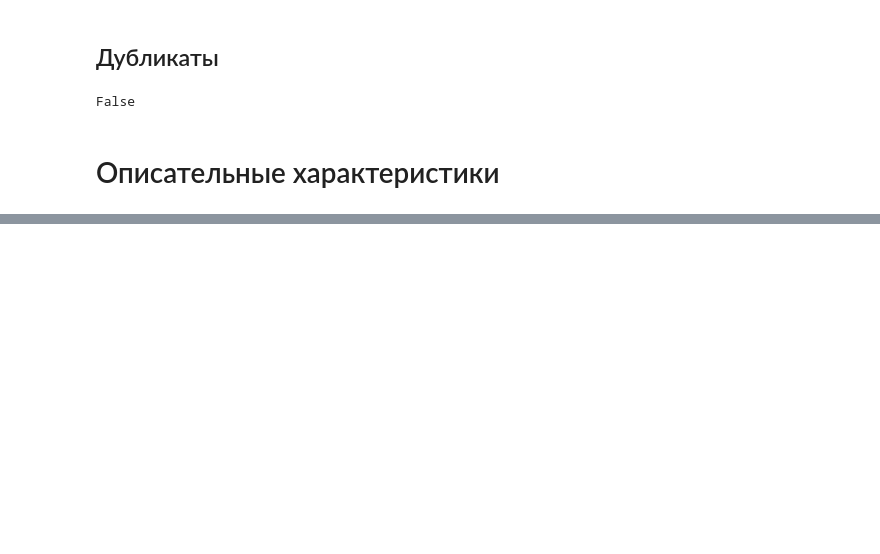
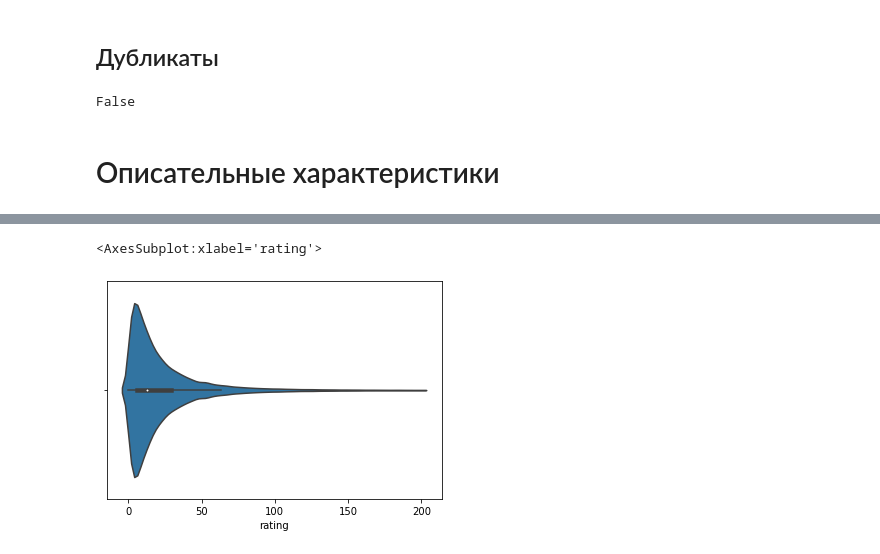
Before and after one commit to gelya01/hse-habr2024, a Jupyter notebook: eda.ipynb, the cells around one changed output, grey strips where cells are left out. Cells and saved outputs as stored; diff of their text form; code cells hidden in the pictures; blank space fills up the shorter version.

```diff
--- a/eda.ipynb
+++ b/eda.ipynb
@@ -86,0 +298,5 @@ False
+# %%
+sns.violinplot(df.query('rating < 200')['rating'])
+# %% [output]
+<AxesSubplot:xlabel='rating'>
+[figure, added]
```
Also changed, not shown: parts of 70 cells of this notebook.
